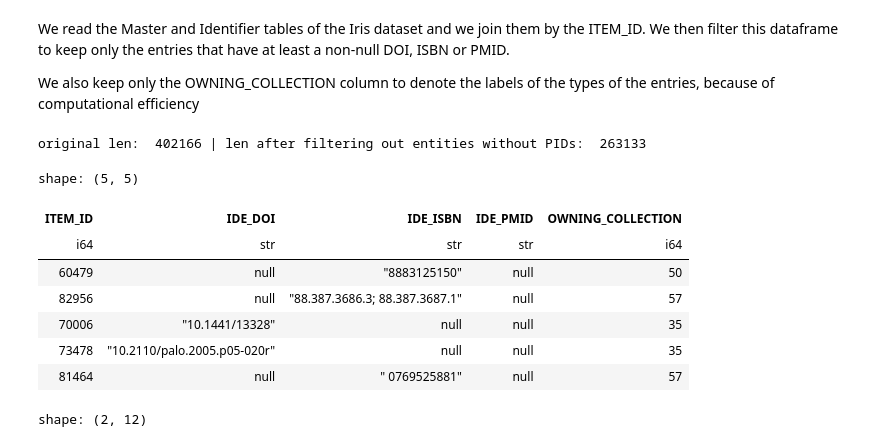
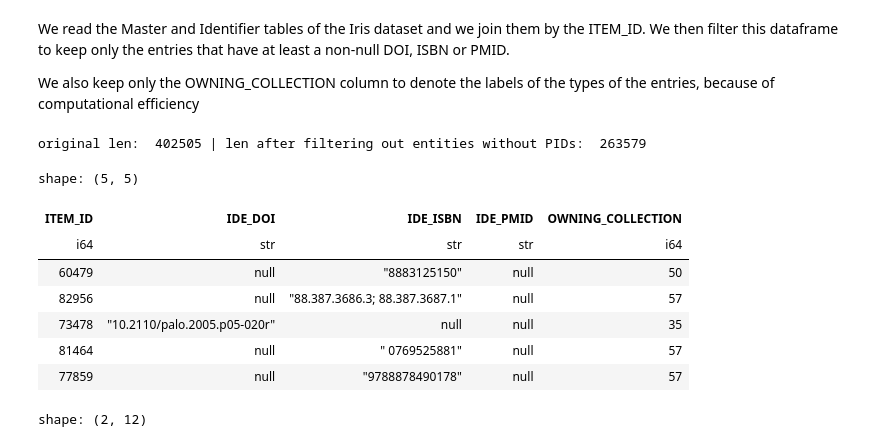
Before and after one commit to open-sci/2023-2024-atreides-code, a Jupyter notebook: notebooks/workflow.ipynb, the cells around one changed output. Saved outputs shown, nothing was run; the diff lists cells and outputs as text; code cells hidden in the pictures.

```diff
--- a/notebooks/workflow.ipynb
+++ b/notebooks/workflow.ipynb
@@ -17,42 +16,42 @@ from iris import read_iris
 # %% [markdown]
 ## Read Iris
 # %%
-iris_path = Path('/run/media/leo/b9827f00-f8da-4458-bc94-97b28f1a0989/iris-data-2025-05-30.zip')
+iris_path = Path('/run/media/leo/b9827f00-f8da-4458-bc94-97b28f1a0989/iris-data-2025-07-03.zip')
 # %% [markdown]
 We read the Master and Identifier tables of the Iris dataset and we join them by the ITEM_ID. We then filter this dataframe to keep only the entries that have at least a non-null DOI, ISBN or PMID.
 
 We also keep only the OWNING_COLLECTION column to denote the labels of the types of the entries, because of computational efficiency
 # %%
-df_iris_master = pl.read_csv(ZipFile(iris_path).open("POSTPROCESS-iris-data-2025-05-27/ODS_L1_IR_ITEM_MASTER_ALL.csv").read())
-df_iris_identifier = pl.read_csv(ZipFile(iris_path).open("POSTPROCESS-iris-data-2025-05-27/ODS_L1_IR_ITEM_IDENTIFIER.csv").read(), columns=['ITEM_ID', 'IDE_DOI', 'IDE_ISBN', 'IDE_PMID'], ignore_errors=True, schema_overrides={'ITEM_ID': pl.Int64, 'IDE_DOI': pl.Utf8, 'IDE_ISBN': pl.Utf8, 'IDE_PMID': pl.Utf8})
-df_iris_relation = pl.read_csv(ZipFile(iris_path).open('POSTPROCESS-iris-data-2025-05-27/ODS_L1_IR_ITEM_RELATION.csv').read(), columns=['ITEM_ID', 'REL_ISPARTOFBOOK', 'REL_ISPARTOFJOURNAL'], infer_schema_length=None, ignore_errors=True, schema_overrides={'ITEM_ID': pl.Int64, 'REL_ISPARTOFBOOK': pl.Utf8, 'REL_ISPARTOFJOURNAL': pl.Utf8})
-df_iris_description = pl.read_csv(ZipFile(iris_path).open('POSTPROCESS-iris-data-2025-05-27/ODS_L1_IR_ITEM_DESCRIPTION.csv').read(), columns=['ITEM_ID', 'DES_ALLPEOPLE', 'DES_NUMBEROFAUTHORS'])
-df_iris_publisher = pl.read_csv(ZipFile(iris_path).open('POSTPROCESS-iris-data-2025-05-27/ODS_L1_IR_ITEM_PUBLISHER.csv').read(), columns=['ITEM_ID', 'PUB_NAME', 'PUB_PLACE', 'PUB_COUNTRY'])
+df_iris_master = pl.read_csv(ZipFile(iris_path).open("ODS_L1_IR_ITEM_MASTER_ALL.csv").read())
+df_iris_identifier = pl.read_csv(ZipFile(iris_path).open("ODS_L1_IR_ITEM_IDENTIFIER.csv").read(), columns=['ITEM_ID', 'IDE_DOI', 'IDE_ISBN', 'IDE_PMID'], ignore_errors=True, schema_overrides={'ITEM_ID': pl.Int64, 'IDE_DOI': pl.Utf8, 'IDE_ISBN': pl.Utf8, 'IDE_PMID': pl.Utf8})
+df_iris_relation = pl.read_csv(ZipFile(iris_path).open('ODS_L1_IR_ITEM_RELATION.csv').read(), columns=['ITEM_ID', 'REL_ISPARTOFBOOK', 'REL_ISPARTOFJOURNAL'], infer_schema_length=None, ignore_errors=True, schema_overrides={'ITEM_ID': pl.Int64, 'REL_ISPARTOFBOOK': pl.Utf8, 'REL_ISPARTOFJOURNAL': pl.Utf8})
+df_iris_description = pl.read_csv(ZipFile(iris_path).open('ODS_L1_IR_ITEM_DESCRIPTION.csv').read(), columns=['ITEM_ID', 'DES_ALLPEOPLE', 'DES_NUMBEROFAUTHORS'])
+df_iris_publisher = pl.read_csv(ZipFile(iris_path).open('ODS_L1_IR_ITEM_PUBLISHER.csv').read(), columns=['ITEM_ID', 'PUB_NAME', 'PUB_PLACE', 'PUB_COUNTRY'])
 
 
 df = df_iris_identifier.join(df_iris_master, on='ITEM_ID', how='inner')#.join(df_iris_relation, on='ITEM_ID', how='inner')
 #df_authors = df.join(df_iris_description, on='ITEM_ID', how='inner')
 
 
 
 # a df where for each br at least one of the identifiers is not null
 df_filtered = df.filter(pl.col('IDE_DOI').is_not_null() | pl.col('IDE_ISBN').is_not_null() | pl.col('IDE_PMID').is_not_null())[
     ['ITEM_ID', 'IDE_DOI', 'IDE_ISBN', 'IDE_PMID', 'OWNING_COLLECTION']#, 'REL_ISPARTOFBOOK', 'REL_ISPARTOFJOURNAL']
 ]
 
 df_noid =  df.filter(pl.col('IDE_DOI').is_null() & pl.col('IDE_ISBN').is_null() & pl.col('IDE_PMID').is_null())
 print('original len: ', df.__len__(), '| len after filtering out entities without PIDs: ', df_filtered.__len__())
 df_filtered.head()
 # %% [output]
-original len:  402166 | len after filtering out entities without PIDs:  263133
+original len:  402505 | len after filtering out entities without PIDs:  263579
 shape: (5, 5)
 | ITEM_ID | IDE_DOI | IDE_ISBN | IDE_PMID | OWNING_COLLECTION |
 | i64 | str | str | str | i64 |
 | 60479 | null | "8883125150" | null | 50 |
 | 82956 | null | "88.387.3686.3; 88.387.3687.1" | null | 57 |
-| 70006 | "10.1441/13328" | null | null | 35 |
 | 73478 | "10.2110/palo.2005.p05-020r" | null | null | 35 |
 | 81464 | null | " 0769525881" | null | 57 |
+| 77859 | null | "9788878490178" | null | 57 |
 # %%
 metadata_df = df_iris_master.join(df_iris_relation.cast({'ITEM_ID': pl.Int64}), on='ITEM_ID').join(df_iris_description, on='ITEM_ID').join(df_iris_publisher, on='ITEM_ID')
 
```
Also changed, not shown: parts of 44 cells of this notebook, 3 other files.
